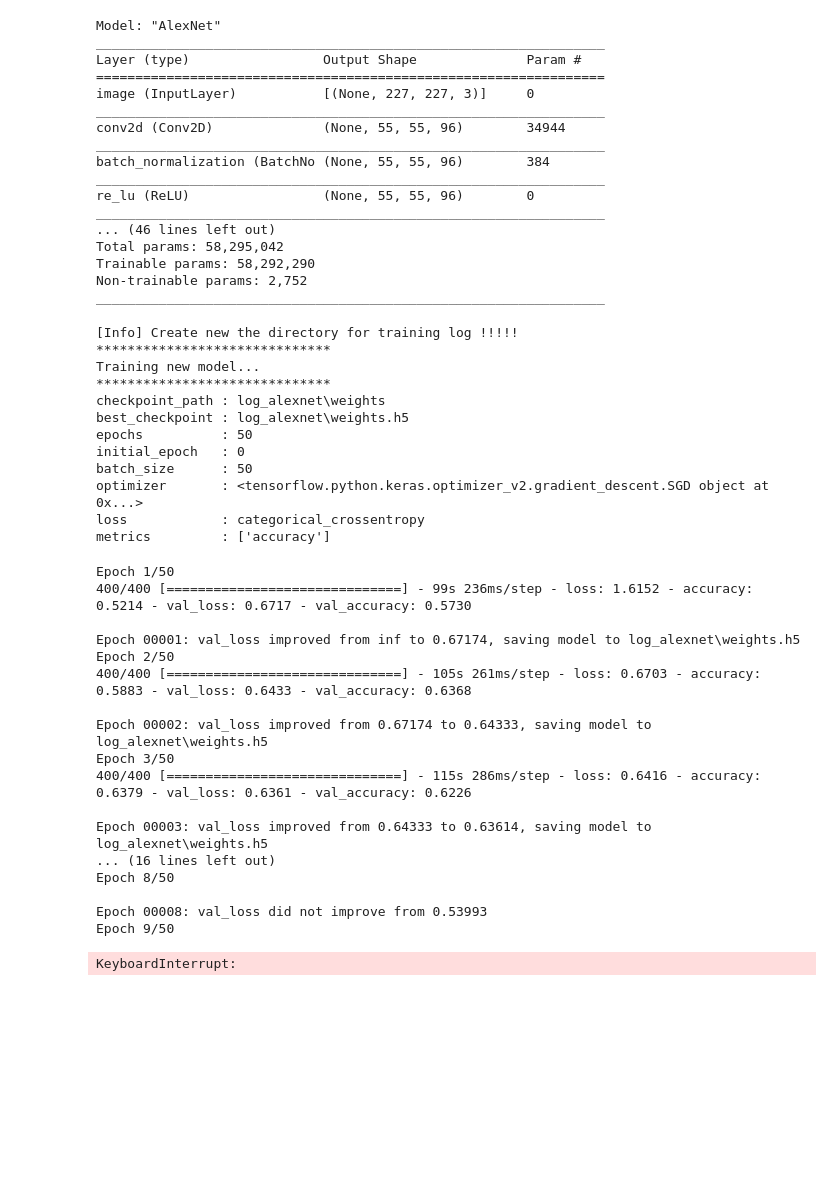
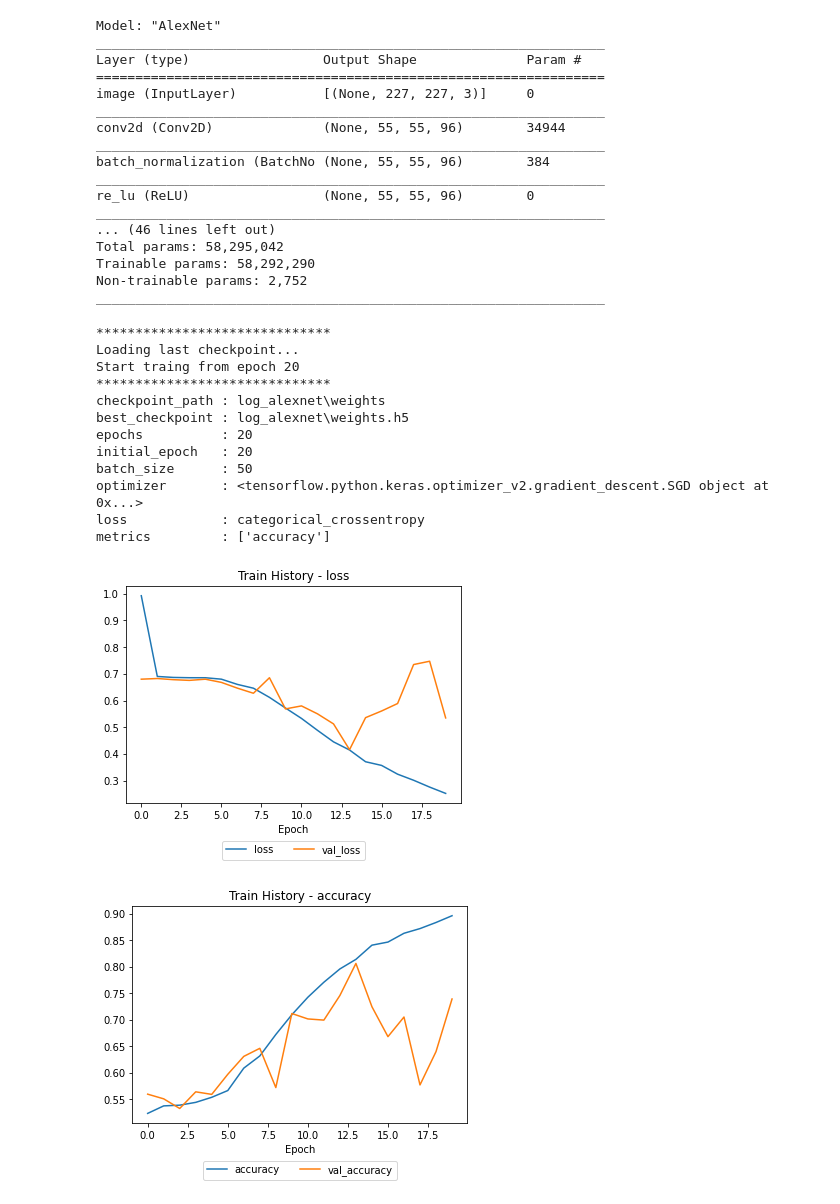
Before and after one commit to jacky10001/tf2-mycnn, a Jupyter notebook: example_alexnet.ipynb, the cells around one changed output. Drawn from its saved outputs; the diff is of its cells as text; code cells hidden in the pictures; blank space fills up the shorter version.

```diff
--- a/example_alexnet.ipynb
+++ b/example_alexnet.ipynb
@@ -54,7 +56,7 @@ _________________________________________________________________
 # %%
 alexnet.setup_training(
     'log_alexnet',
-    epochs=10,
+    epochs=20,
     batch_size=50,  # batch size depend on ImageGenerator
     optimizer=tf.keras.optimizers.SGD(learning_rate=0.01, momentum=0.9),
     loss='categorical_crossentropy',
@@ -69,36 +71,22 @@ alexnet.add_callback(
     )
 )
 # %% [output]
-[Info] Create new the directory for training log !!!!!
 ******************************
-Training new model...
+Loading last checkpoint...
+Start traing from epoch 20
 ******************************
 checkpoint_path : log_alexnet\weights
 best_checkpoint : log_alexnet\weights.h5
-epochs          : 50
-initial_epoch   : 0
+epochs          : 20
+initial_epoch   : 20
 batch_size      : 50
 optimizer       : <tensorflow.python.keras.optimizer_v2.gradient_descent.SGD object at 0x...>
 loss            : categorical_crossentropy
 metrics         : ['accuracy']
 # %%
-alexnet.train_generator(train_dataset, valid_dataset)
+alexnet.train_dataset(train_dataset, valid_dataset)
-# %% [output]
-Epoch 1/50
-400/400 [==============================] - 99s 236ms/step - loss: 1.6152 - accuracy: 0.5214 - val_loss: 0.6717 - val_accuracy: 0.5730
-
-Epoch 00001: val_loss improved from inf to 0.67174, saving model to log_alexnet\weights.h5
-Epoch 2/50
-400/400 [==============================] - 105s 261ms/step - loss: 0.6703 - accuracy: 0.5883 - val_loss: 0.6433 - val_accuracy: 0.6368
-
-Epoch 00002: val_loss improved from 0.67174 to 0.64333, saving model to log_alexnet\weights.h5
-Epoch 3/50
-400/400 [==============================] - 115s 286ms/step - loss: 0.6416 - accuracy: 0.6379 - val_loss: 0.6361 - val_accuracy: 0.6226
-
-Epoch 00003: val_loss improved from 0.64333 to 0.63614, saving model to log_alexnet\weights.h5
-... (16 lines left out)
-Epoch 8/50
-
-Epoch 00008: val_loss did not improve from 0.53993
-Epoch 9/50
-KeyboardInterrupt:
+# %%
+alexnet.show_history(["loss", "accuracy"])
+# %% [output]
+[figure, added]
+[figure, added]
```
Also changed, not shown: parts of 3 cells of this notebook, 1 other file.
